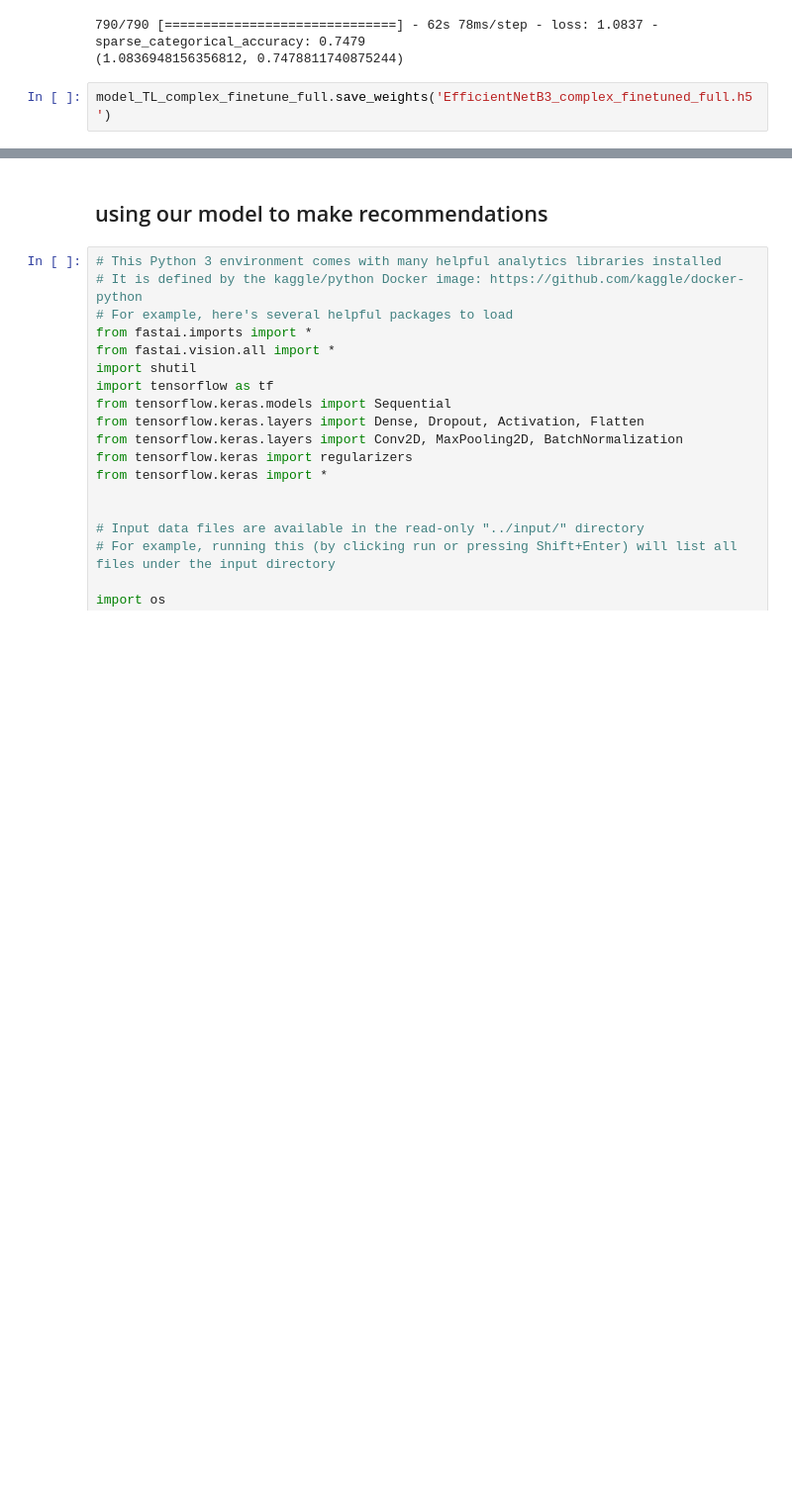
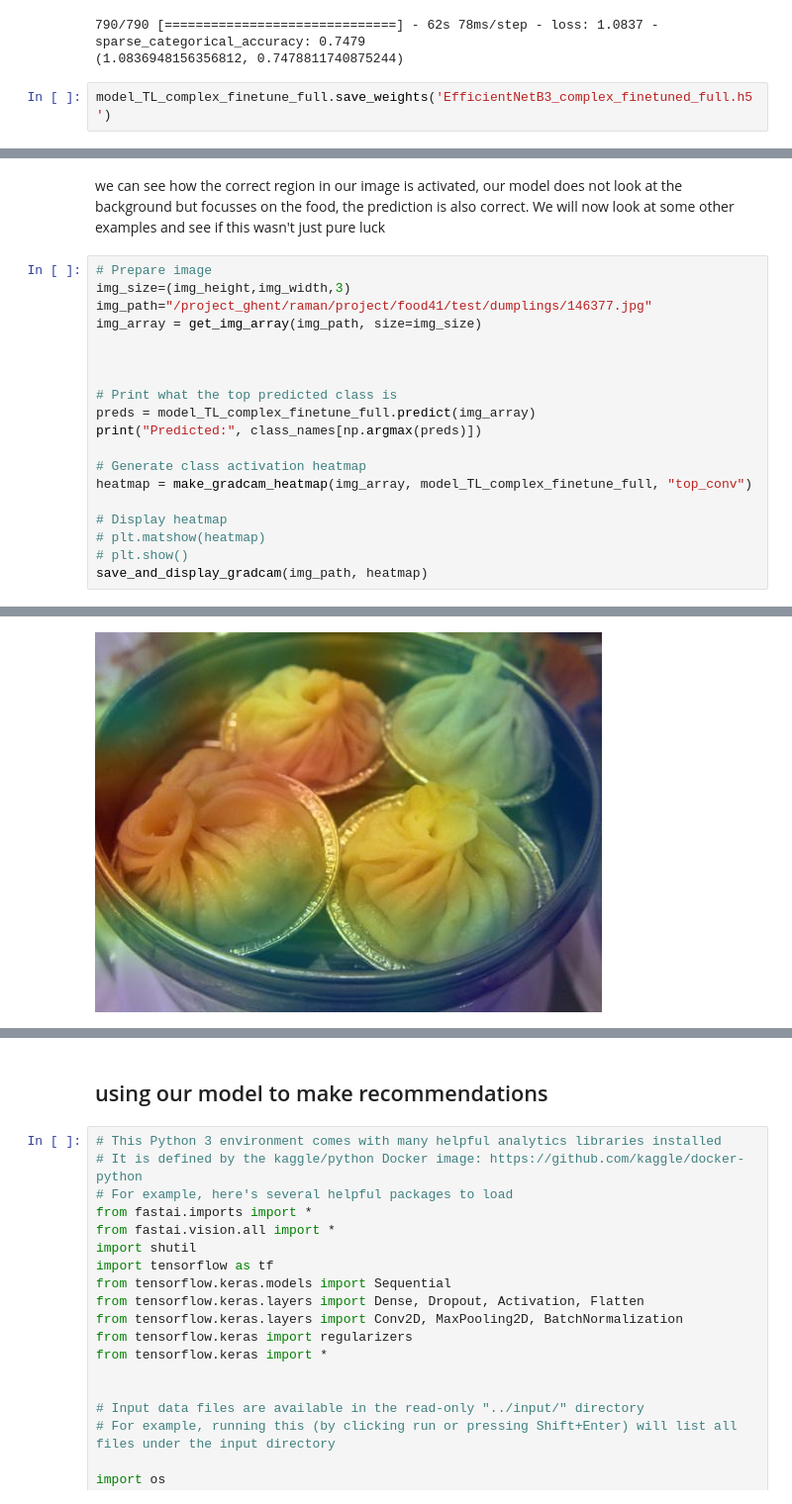
Before and after one commit to hikmatelhaj/machine-learning-project, a Jupyter notebook: sprint3/transfer-learning-different-configurations.ipynb, the cells around one changed output, grey strips where cells are left out. Shown at 99% size. Cells and saved outputs as stored; diff of their text form; blank space fills up the shorter version.

```diff
--- a/sprint3/transfer-learning-different-configurations.ipynb
+++ b/sprint3/transfer-learning-different-configurations.ipynb
@@ -854,0 +963,22 @@ model_TL_complex_finetune_full.save_weights('EfficientNetB3_complex_finetuned_fu
+# %% [markdown]
+we can see how the correct region in our image is activated, our model does not look at the background but focusses on the food, the prediction is also correct. We will now look at some other examples and see if this wasn't just pure luck
+# %%
+# Prepare image
+img_size=(img_height,img_width,3)
+img_path="/project_ghent/raman/project/food41/test/dumplings/146377.jpg"
+img_array = get_img_array(img_path, size=img_size)
+
+
+
+# Print what the top predicted class is
+preds = model_TL_complex_finetune_full.predict(img_array)
+print("Predicted:", class_names[np.argmax(preds)])
+
+# Generate class activation heatmap
+heatmap = make_gradcam_heatmap(img_array, model_TL_complex_finetune_full, "top_conv")
+
+# Display heatmap
+# plt.matshow(heatmap)
+# plt.show()
+save_and_display_gradcam(img_path, heatmap)
+# %% [output]
@@ -854,0 +987 @@ model_TL_complex_finetune_full.save_weights('EfficientNetB3_complex_finetuned_fu
+[figure, added]
```
Also changed, not shown: parts of 7 cells of this notebook.
